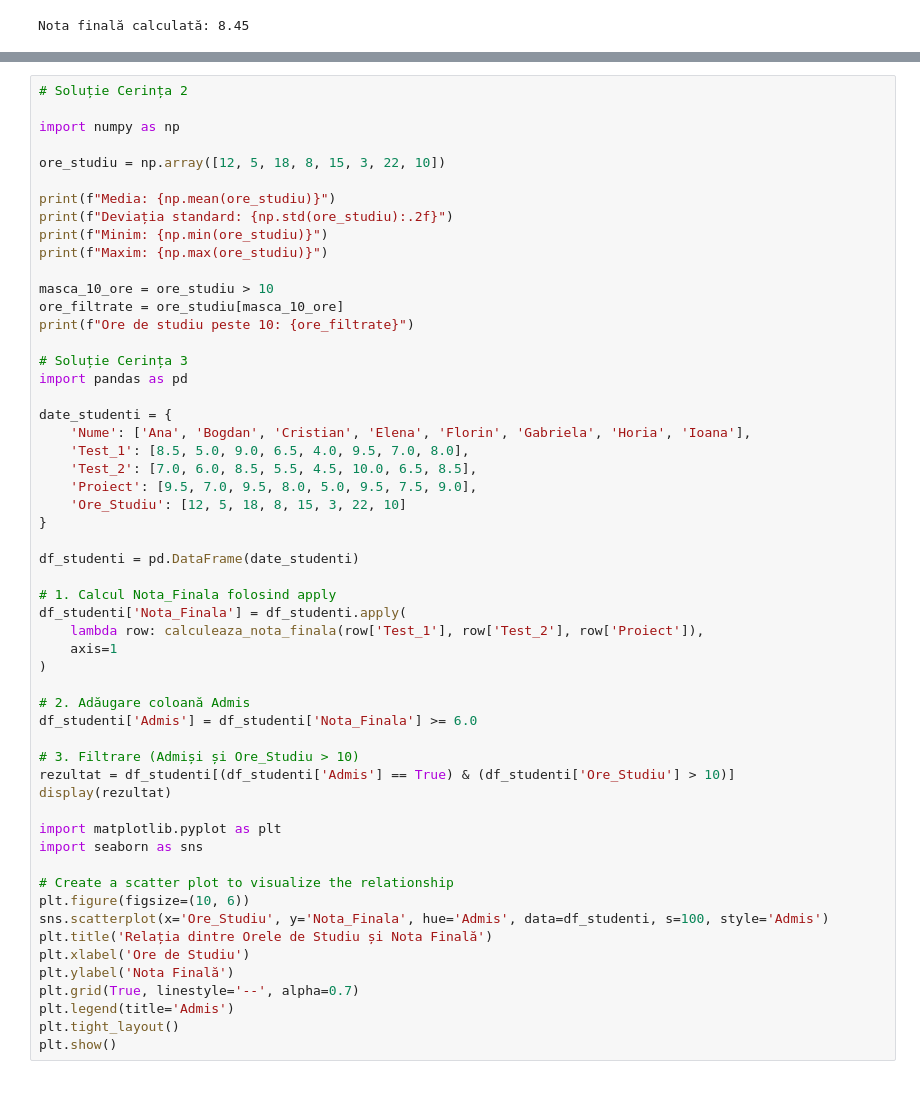
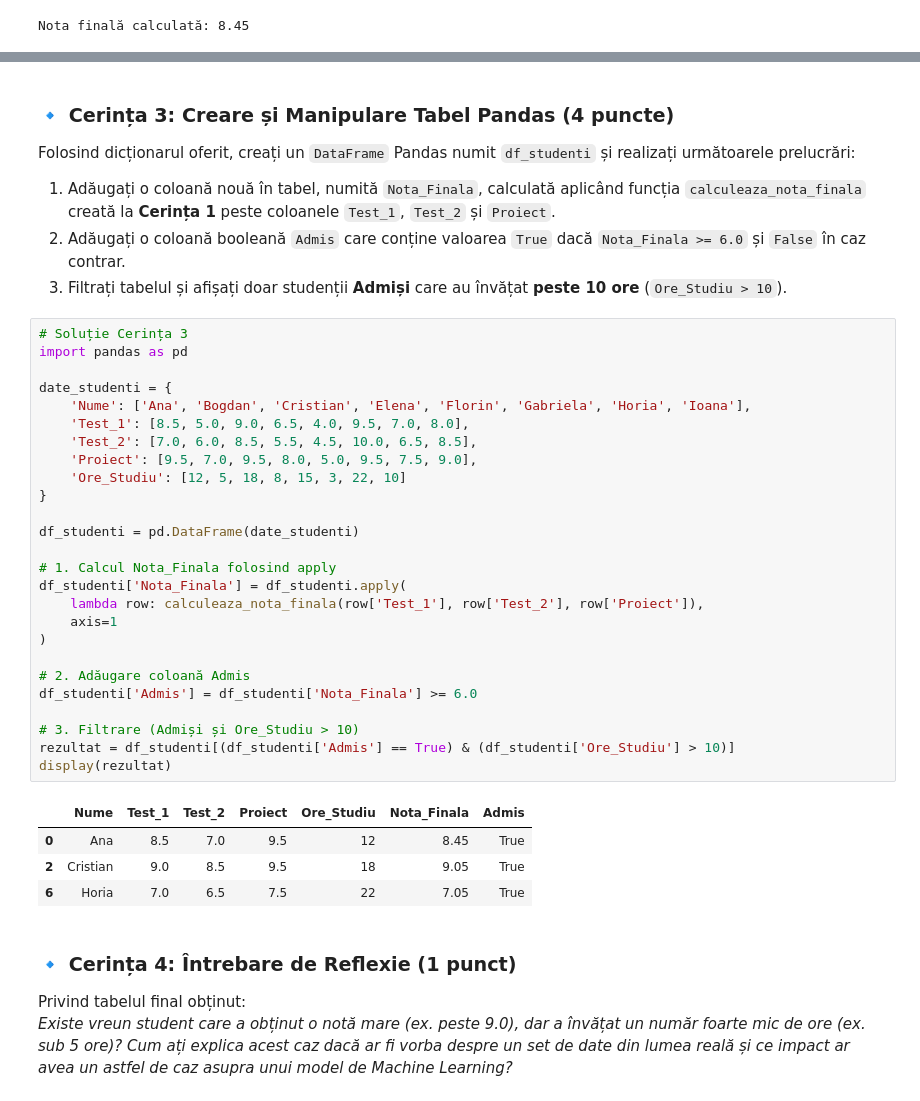
Before and after one commit to cristinaboboc-1975/Seminar-Machine-learning-in-Python, a Jupyter notebook: Tema_Laborator_1_ML_rezolvata.ipynb, the cells around one changed output, grey strips where cells are left out. Saved outputs shown, nothing was run; the diff lists cells and outputs as text.

```diff
--- a/Tema_Laborator_1_ML_rezolvata.ipynb
+++ b/Tema_Laborator_1_ML_rezolvata.ipynb
@@ -51,58 +68,45 @@ print(f"Ore de studiu peste 10: {ore_filtrate}")
+# %% [markdown]
+### 🔹 Cerința 3: Creare și Manipulare Tabel Pandas (4 puncte)
+Folosind dicționarul oferit, creați un `DataFrame` Pandas numit `df_studenti` și realizați următoarele prelucrări:
+
+1. Adăugați o coloană nouă în tabel, numită `Nota_Finala`, calculată aplicând funcția `calculeaza_nota_finala` creată la **Cerința 1** peste coloanele `Test_1`, `Test_2` și `Proiect`.
+2. Adăugați o coloană booleană `Admis` care conține valoarea `True` dacă `Nota_Finala >= 6.0` și `False` în caz contrar.
+3. Filtrați tabelul și afișați doar studenții **Admiși** care au învățat **peste 10 ore** (`Ore_Studiu > 10`).
 # %%
-# Soluție Cerința 2
-
-import numpy as np
-
-ore_studiu = np.array([12, 5, 18, 8, 15, 3, 22, 10])
-
-print(f"Media: {np.mean(ore_studiu)}")
-print(f"Deviația standard: {np.std(ore_studiu):.2f}")
-print(f"Minim: {np.min(ore_studiu)}")
-print(f"Maxim: {np.max(ore_studiu)}")
-
-masca_10_ore = ore_studiu > 10
-ore_filtrate = ore_studiu[masca_10_ore]
-print(f"Ore de studiu peste 10: {ore_filtrate}")
-
 # Soluție Cerința 3
 import pandas as pd
 
 date_studenti = {
     'Nume': ['Ana', 'Bogdan', 'Cristian', 'Elena', 'Florin', 'Gabriela', 'Horia', 'Ioana'],
     'Test_1': [8.5, 5.0, 9.0, 6.5, 4.0, 9.5, 7.0, 8.0],
     'Test_2': [7.0, 6.0, 8.5, 5.5, 4.5, 10.0, 6.5, 8.5],
     'Proiect': [9.5, 7.0, 9.5, 8.0, 5.0, 9.5, 7.5, 9.0],
     'Ore_Studiu': [12, 5, 18, 8, 15, 3, 22, 10]
 }
 
 df_studenti = pd.DataFrame(date_studenti)
 
 # 1. Calcul Nota_Finala folosind apply
 df_studenti['Nota_Finala'] = df_studenti.apply(
     lambda row: calculeaza_nota_finala(row['Test_1'], row['Test_2'], row['Proiect']),
     axis=1
 )
 
 # 2. Adăugare coloană Admis
 df_studenti['Admis'] = df_studenti['Nota_Finala'] >= 6.0
 
 # 3. Filtrare (Admiși și Ore_Studiu > 10)
 rezultat = df_studenti[(df_studenti['Admis'] == True) & (df_studenti['Ore_Studiu'] > 10)]
 display(rezultat)
-
-import matplotlib.pyplot as plt
-import seaborn as sns
-
-# Create a scatter plot to visualize the relationship
-plt.figure(figsize=(10, 6))
-sns.scatterplot(x='Ore_Studiu', y='Nota_Finala', hue='Admis', data=df_studenti, s=100, style='Admis')
-plt.title('Relația dintre Orele de Studiu și Nota Finală')
-plt.xlabel('Ore de Studiu')
-plt.ylabel('Nota Finală')
-plt.grid(True, linestyle='--', alpha=0.7)
-plt.legend(title='Admis')
-plt.tight_layout()
-plt.show()
+# %% [output]
+|  | Nume | Test_1 | Test_2 | Proiect | Ore_Studiu | Nota_Finala | Admis |
+| 0 | Ana | 8.5 | 7.0 | 9.5 | 12 | 8.45 | True |
+| 2 | Cristian | 9.0 | 8.5 | 9.5 | 18 | 9.05 | True |
+| 6 | Horia | 7.0 | 6.5 | 7.5 | 22 | 7.05 | True |
+# %% [markdown]
+### 🔹 Cerința 4: Întrebare de Reflexie (1 punct)
+Privind tabelul final obținut:
+*Existe vreun student care a obținut o notă mare (ex. peste 9.0), dar a învățat un număr foarte mic de ore (ex. sub 5 ore)? Cum ați explica acest caz dacă ar fi vorba despre un set de date din lumea reală și ce impact ar avea un astfel de caz asupra unui model de Machine Learning?*
 # %%
 import matplotlib.pyplot as plt
 import seaborn as sns
```
Also changed, not shown: parts of 4 cells of this notebook.
